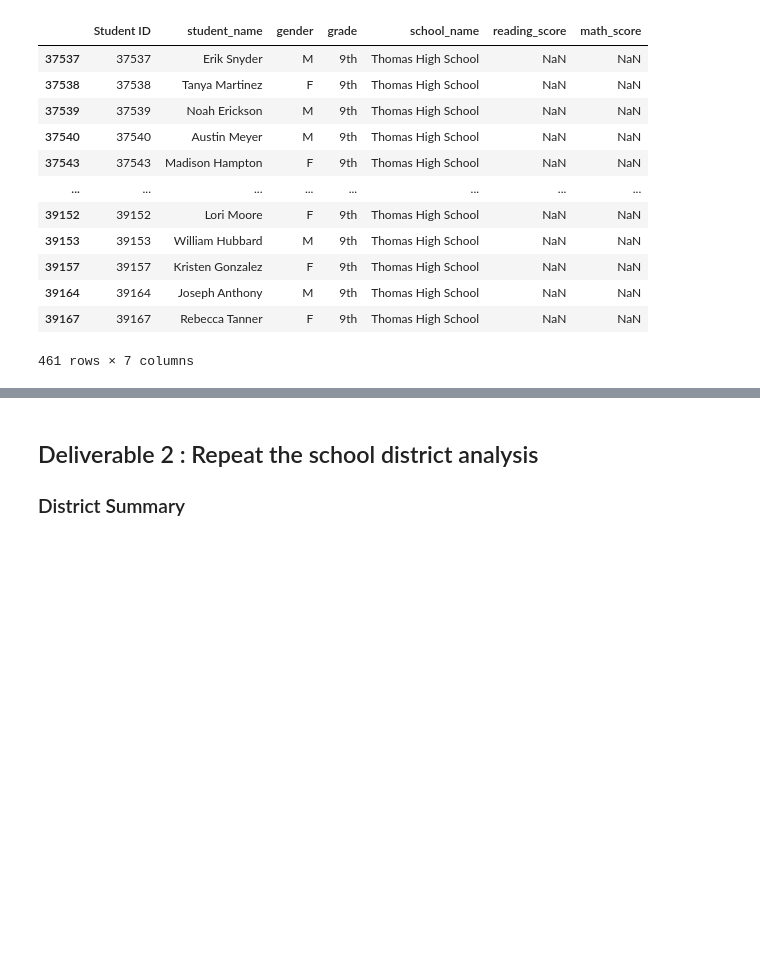
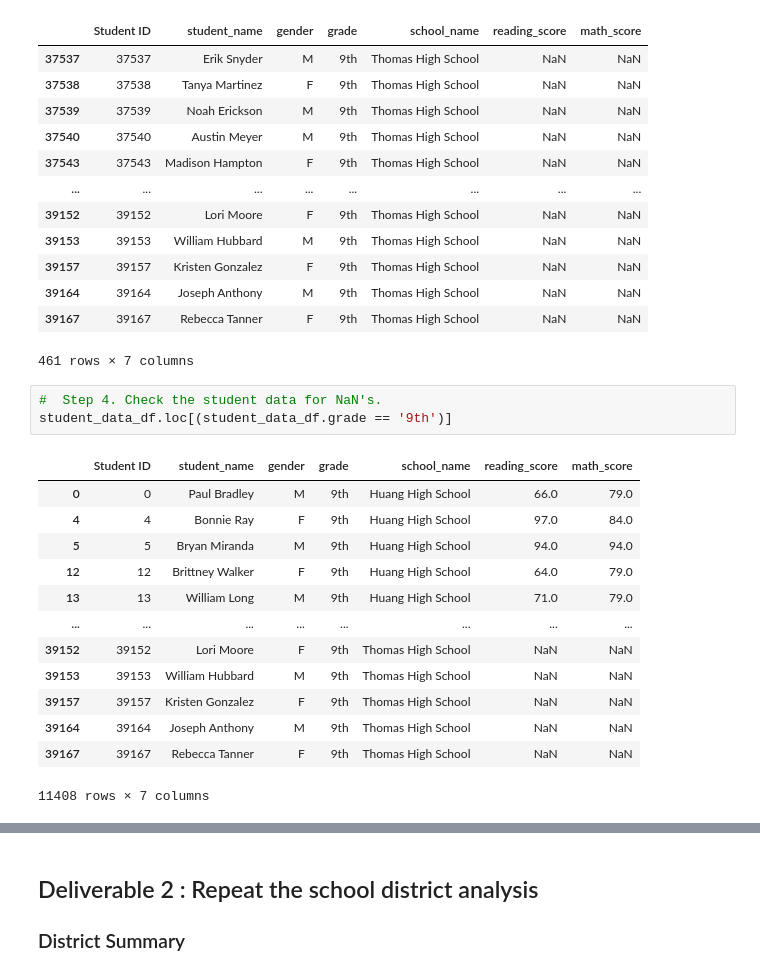
Before and after one commit to kjkubik/School_District_Analysis, a Jupyter notebook: PyCitySchools_Challenge.ipynb, the cells around one changed output, grey strips where cells are left out. Cells and saved outputs as stored; diff of their text form; blank space fills up the shorter version.

```diff
--- a/PyCitySchools_Challenge.ipynb
+++ b/PyCitySchools_Challenge.ipynb
@@ -63,3 +64,20 @@ student_data_df.loc[(student_data_df.school_name == 'Thomas High School') & (stu
 | 39164 | 39164 | Joseph Anthony | M | 9th | Thomas High School | NaN | NaN |
 | 39167 | 39167 | Rebecca Tanner | F | 9th | Thomas High School | NaN | NaN |
 461 rows × 7 columns
+# %%
+#  Step 4. Check the student data for NaN's.
+student_data_df.loc[(student_data_df.grade == '9th')]
+# %% [output]
+|  | Student ID | student_name | gender | grade | school_name | reading_score | math_score |
+| 0 | 0 | Paul Bradley | M | 9th | Huang High School | 66.0 | 79.0 |
+| 4 | 4 | Bonnie Ray | F | 9th | Huang High School | 97.0 | 84.0 |
+| 5 | 5 | Bryan Miranda | M | 9th | Huang High School | 94.0 | 94.0 |
+| 12 | 12 | Brittney Walker | F | 9th | Huang High School | 64.0 | 79.0 |
+| 13 | 13 | William Long | M | 9th | Huang High School | 71.0 | 79.0 |
+| ... | ... | ... | ... | ... | ... | ... | ... |
+| 39152 | 39152 | Lori Moore | F | 9th | Thomas High School | NaN | NaN |
+| 39153 | 39153 | William Hubbard | M | 9th | Thomas High School | NaN | NaN |
+| 39157 | 39157 | Kristen Gonzalez | F | 9th | Thomas High School | NaN | NaN |
+| 39164 | 39164 | Joseph Anthony | M | 9th | Thomas High School | NaN | NaN |
+| 39167 | 39167 | Rebecca Tanner | F | 9th | Thomas High School | NaN | NaN |
+11408 rows × 7 columns
```
Also changed, not shown: parts of 27 cells of this notebook.
